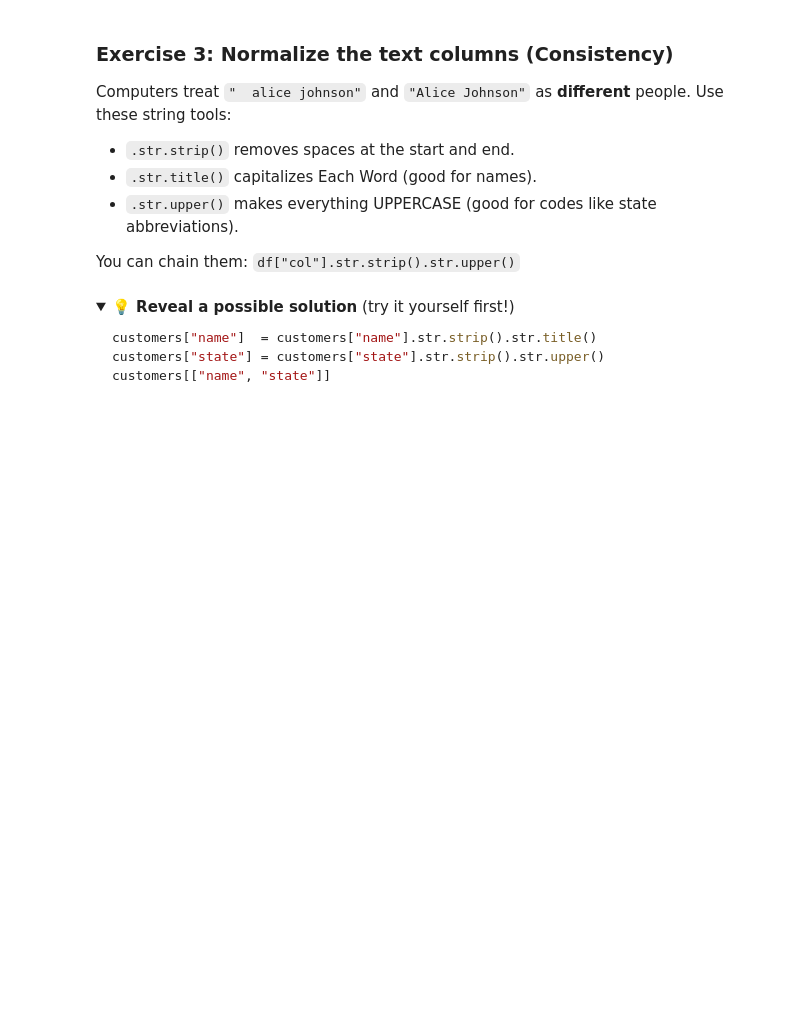
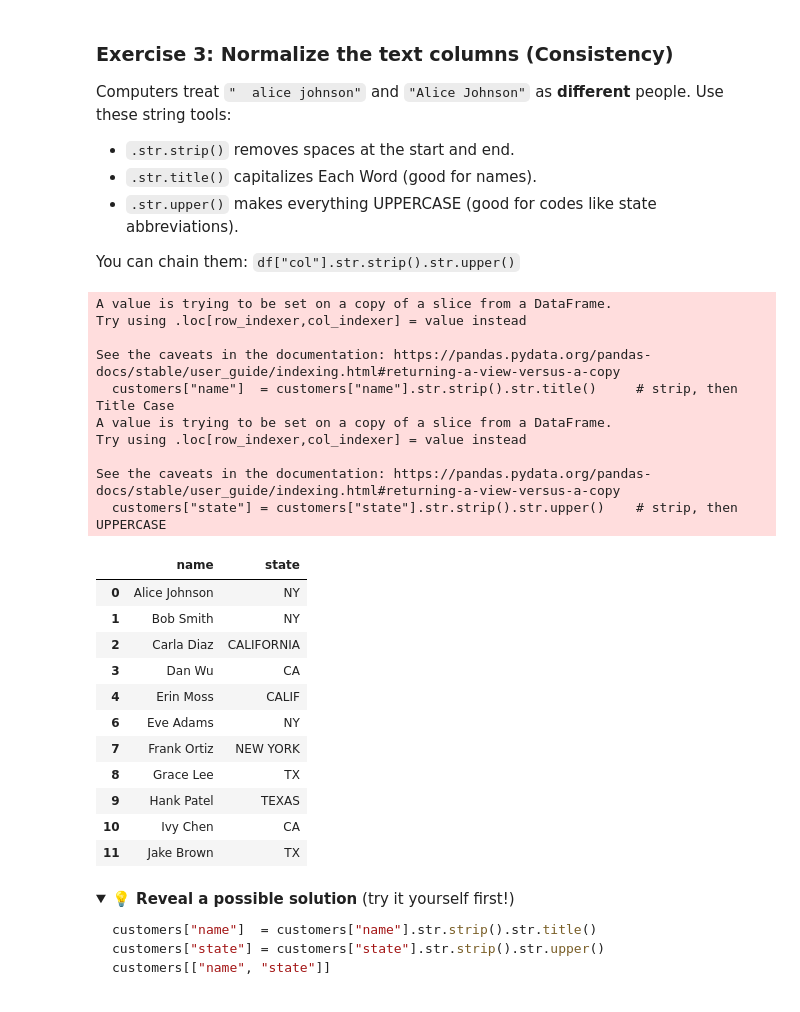
Before and after one commit to profhamilton3/DataAnalytics, a Jupyter notebook: session_5_data_quality_cleansing_lab.ipynb, the cells around one changed output. Saved outputs shown, nothing was run; the diff lists cells and outputs as text; code cells hidden in the pictures; folded sections open; blank space fills up the shorter version.

```diff
--- a/session_5_data_quality_cleansing_lab.ipynb
+++ b/session_5_data_quality_cleansing_lab.ipynb
@@ -111,10 +140,34 @@ Computers treat `"  alice johnson"` and `"Alice Johnson"` as **different** peopl
 
 You can chain them: `df["col"].str.strip().str.upper()`
 # %%
-customers["name"]  = customers["name"].str.___().str.___()     # strip, then Title Case
-customers["state"] = customers["state"].str.___().str.___()    # strip, then UPPERCASE
+# @title stip case work
+customers["name"]  = customers["name"].str.strip().str.title()     # strip, then Title Case
+customers["state"] = customers["state"].str.strip().str.upper()    # strip, then UPPERCASE
 
 customers[["name", "state"]]
+# %% [output]
+A value is trying to be set on a copy of a slice from a DataFrame.
+Try using .loc[row_indexer,col_indexer] = value instead
+
+See the caveats in the documentation: https://pandas.pydata.org/pandas-docs/stable/user_guide/indexing.html#returning-a-view-versus-a-copy
+  customers["name"]  = customers["name"].str.strip().str.title()     # strip, then Title Case
+A value is trying to be set on a copy of a slice from a DataFrame.
+Try using .loc[row_indexer,col_indexer] = value instead
+
+See the caveats in the documentation: https://pandas.pydata.org/pandas-docs/stable/user_guide/indexing.html#returning-a-view-versus-a-copy
+  customers["state"] = customers["state"].str.strip().str.upper()    # strip, then UPPERCASE
+|  | name | state |
+| 0 | Alice Johnson | NY |
+| 1 | Bob Smith | NY |
+| 2 | Carla Diaz | CALIFORNIA |
+| 3 | Dan Wu | CA |
+| 4 | Erin Moss | CALIF |
+| 6 | Eve Adams | NY |
+| 7 | Frank Ortiz | NEW YORK |
+| 8 | Grace Lee | TX |
+| 9 | Hank Patel | TEXAS |
+| 10 | Ivy Chen | CA |
+| 11 | Jake Brown | TX |
 # %% [markdown]
 <details>
 <summary><b>💡 Reveal a possible solution</b> (try it yourself first!)</summary>
```
Also changed, not shown: parts of 20 cells of this notebook.
